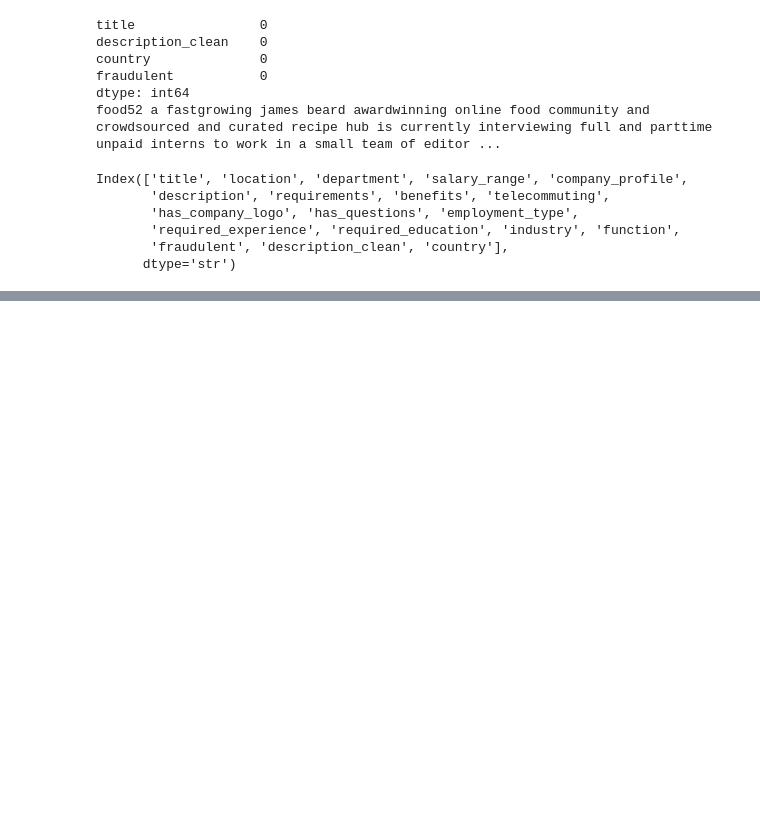
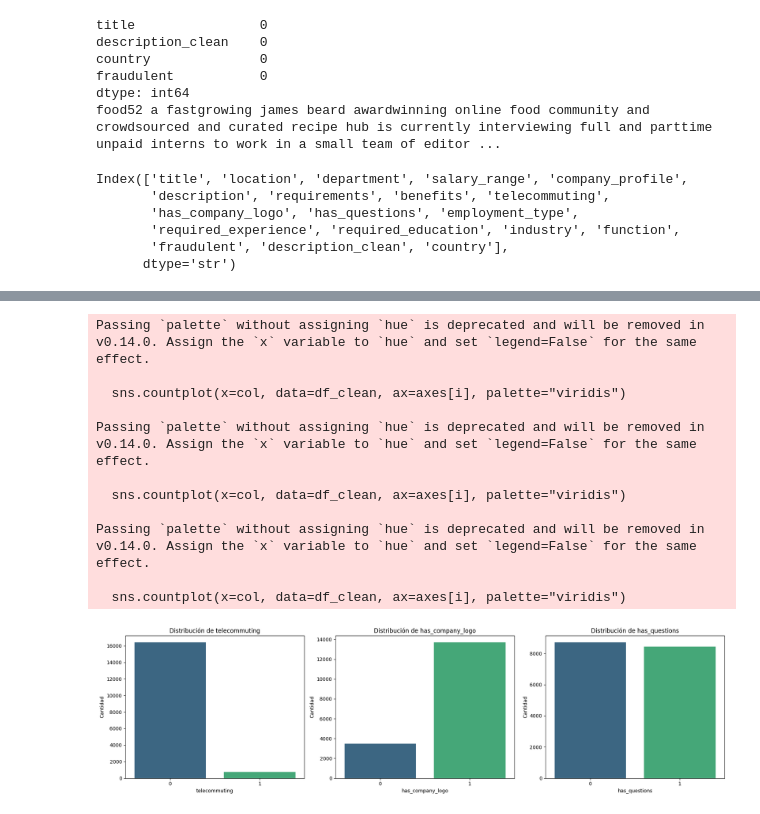
Before and after one commit to Bootcamp-DA-P2/proyecto8-problemaclasificacion-grupo5, a Jupyter notebook: main.ipynb, the cells around one changed output, grey strips where cells are left out. Saved outputs shown, nothing was run; the diff lists cells and outputs as text; code cells hidden in the pictures; blank space fills up the shorter version.

```diff
--- a/main.ipynb
+++ b/main.ipynb
@@ -86,0 +251,28 @@ Index(['title', 'location', 'department', 'salary_range', 'company_profile',
+# %%
+# 1. Definir la lista con las columnas binarias de tu dataset
+variables_binarias = ["telecommuting", "has_company_logo", "has_questions"]
+
+# 2. Tu código para graficar (ahora sí funcionará)
+fig, axes = plt.subplots(1, 3, figsize=(18, 5))
+
+for i, col in enumerate(variables_binarias):
+    sns.countplot(x=col, data=df_clean, ax=axes[i], palette="viridis")
+    axes[i].set_title(f"Distribución de {col}", fontsize=12)
+    axes[i].set_xlabel(col)
+    axes[i].set_ylabel("Cantidad")
+
+plt.tight_layout()
+plt.show()
+# %% [output]
+Passing `palette` without assigning `hue` is deprecated and will be removed in v0.14.0. Assign the `x` variable to `hue` and set `legend=False` for the same effect.
+
+  sns.countplot(x=col, data=df_clean, ax=axes[i], palette="viridis")
+
+Passing `palette` without assigning `hue` is deprecated and will be removed in v0.14.0. Assign the `x` variable to `hue` and set `legend=False` for the same effect.
+
+  sns.countplot(x=col, data=df_clean, ax=axes[i], palette="viridis")
+
+Passing `palette` without assigning `hue` is deprecated and will be removed in v0.14.0. Assign the `x` variable to `hue` and set `legend=False` for the same effect.
+
+  sns.countplot(x=col, data=df_clean, ax=axes[i], palette="viridis")
+[figure, added]
```
Also changed, not shown: parts of 15 cells of this notebook, 1 other file.
